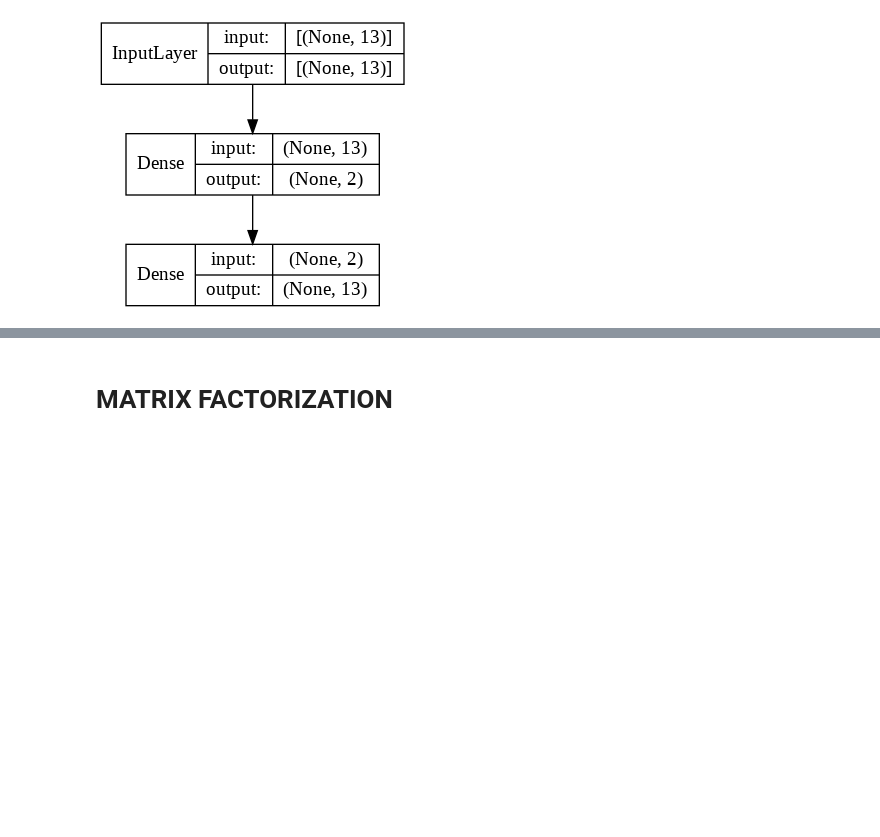
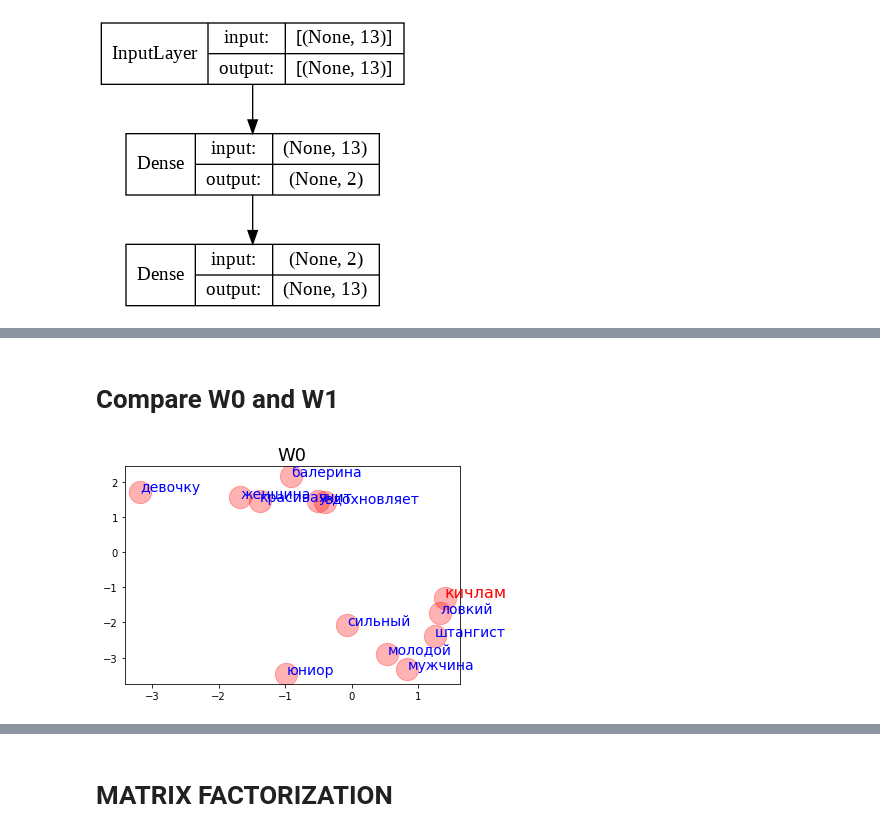
Before and after one commit to ftk1000/w2v_ftk1000, a Jupyter notebook: w2v_tf_fast.ipynb, the cells around one changed output, grey strips where cells are left out. Drawn from its saved outputs; the diff is of its cells as text; code cells hidden in the pictures; blank space fills up the shorter version.

```diff
--- a/w2v_tf_fast.ipynb
+++ b/w2v_tf_fast.ipynb
@@ -268,0 +266,14 @@ b1= [-0.7 -1.9 -1.2 -1.9 -2.3 -1.9 -1.3 -2.  -1.2 -1.3 -1.9 -1.5 -1.1]
+# %% [markdown]
+# Compare W0 and W1
+# %%
+W0,W1,b0,b1 = get_weights(model)
+
+W=pd.DataFrame(W0, columns=['x1','x2'])
+W['word'] = vocab.copy()
+W['values'] =w2v_df['values'].copy()
+W = W.reindex(columns=w2v_df.columns)
+
+%matplotlib inline
+plot_words(W, ttl='W0')
+# %% [output]
+[figure, added]
```
Also changed, not shown: parts of 10 cells of this notebook.
